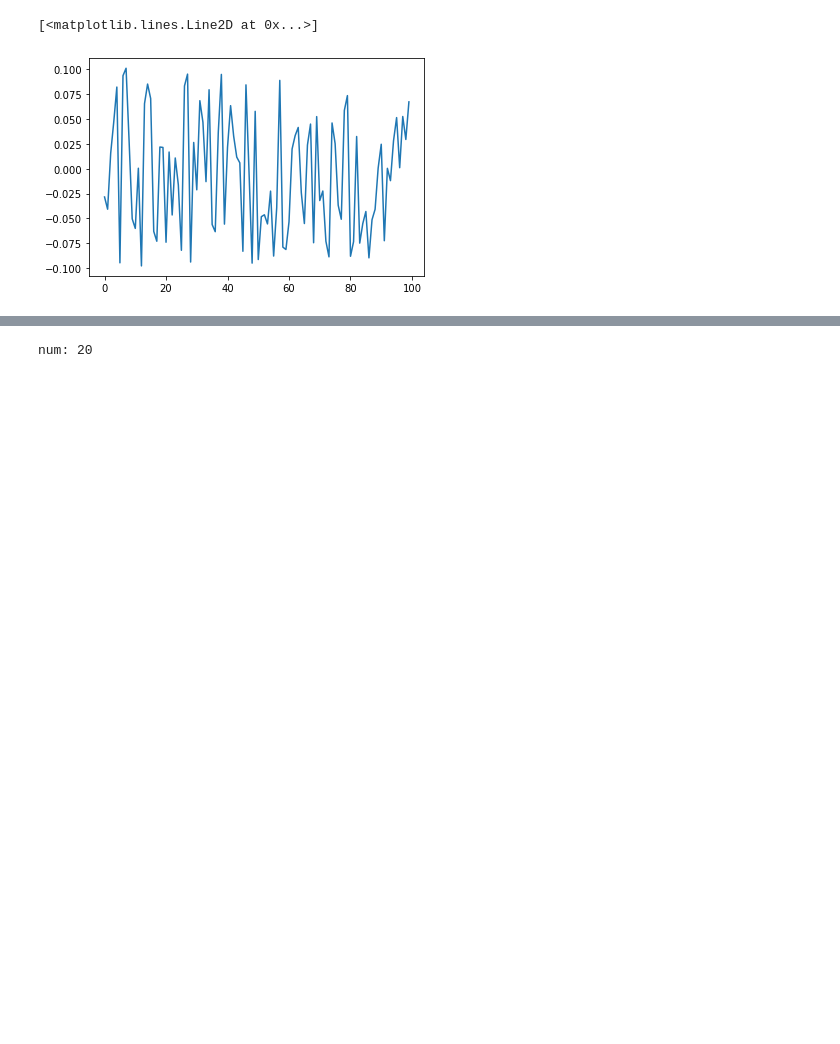
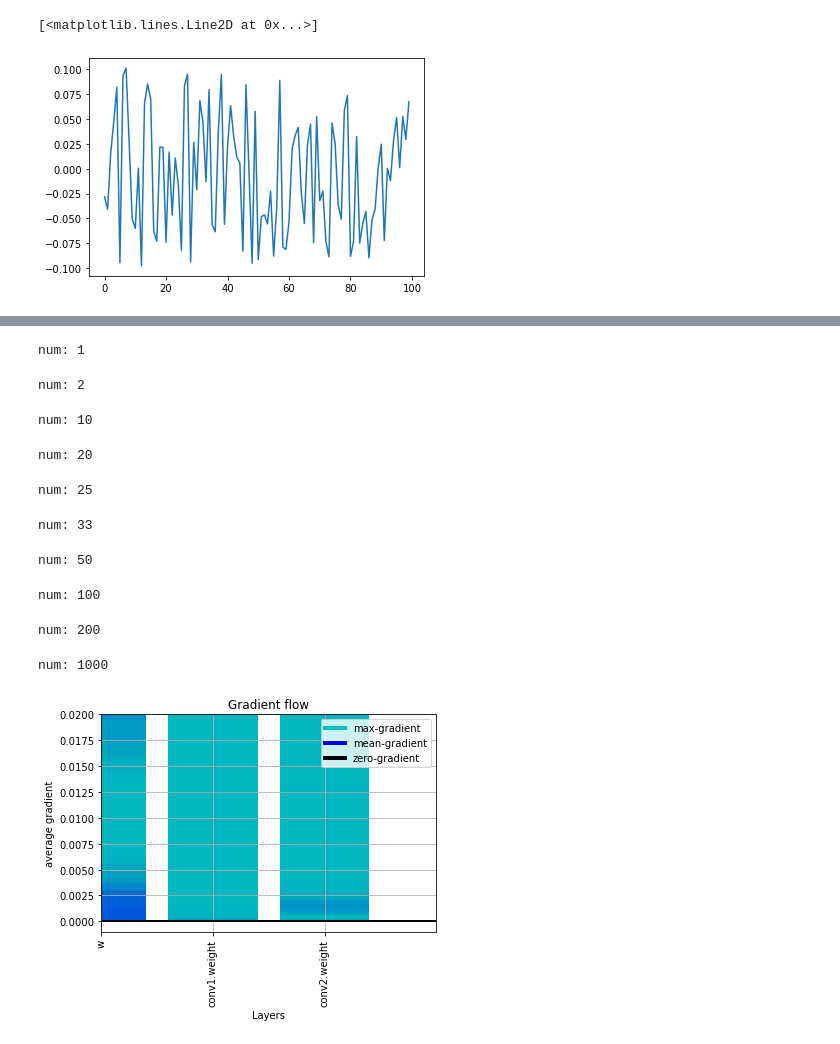
Before and after one commit to ZachFriedenberger/CLUB, a Jupyter notebook: Convol Mixtures.ipynb, the cells around one changed output, grey strips where cells are left out. Saved outputs shown, nothing was run; the diff lists cells and outputs as text; code cells hidden in the pictures; blank space fills up the shorter version.

```diff
--- a/Convol Mixtures.ipynb
+++ b/Convol Mixtures.ipynb
@@ -397,7 +397,7 @@ for i, lr in enumerate(lr_vec):
 y = y.to(dev)
 num_mini_batches = 2000 #500
 M = 400
-lr=5e-5
+lr=1e-5
 batch_size = 500 # equal to the length of the input
 num_epochs = 1000
 schedule = False
@@ -500,18 +499,14 @@ class ConvolutiveDecoder2(nn.Module):
         super().__init__()
         self.conv1 =  nn.Conv1d(2, 2, kernel_size=100, groups=2, bias=False, padding='same')
         self.conv2 =  nn.Conv1d(2, 2, kernel_size=100, groups=2, bias=False, padding='same')
-        #t = torch.arange(0, 100)
-        #k1 = torch.flip(torch.exp(-t), dims=[-1])
-        #k2 = torch.flip(torch.exp(-t), dims=[-1])
 
+        self.w = nn.Parameter(torch.tensor([[1.0, 0.0],[0.0, 1.0]]), requires_grad=True)
 
         for param in self.conv1.parameters():
-            param.data = torch.ones_like(param.data) * 0.01
+            param.data = torch.ones_like(param.data) * 0.1
 
         for param in self.conv2.parameters():
-            param.data = torch.ones_like(param.data) * 0.01
-
-        #self.lin = nn.Linear(2, 2, bias=False)
+            param.data = torch.ones_like(param.data) * 0.1
 
     def forward(self, x_samples, y_samples):
         samples = torch.stack((x_samples, y_samples), dim=1)
@@ -523,4 +518,6 @@ class ConvolutiveDecoder2(nn.Module):
         samples_out_2 = self.conv2(samples)
         samples_out_2 = samples_out_2.squeeze(0).T
 
-        return samples_out_1[:, 0] + samples_out_1[:, 1], samples_out_2[:, 0] + samples_out_2[:, 1]
+
+
+        return self.w[0,0]*samples_out_1[:, 0] + self.w[0,1]*samples_out_1[:, 1], self.w[1,0]*samples_out_2[:, 0] + self.w[1,1]*samples_out_2[:, 1]
@@ -637,12 +523,0 @@ def train_model_multi2(data, lr, batch_size, num_epochs, num_mini_batches, M, sc
-# %%
-y = y.to(dev)
-num_mini_batches = 800 #500
-M = 400
-lr=1e-5
-batch_size = 500 # equal to the length of the input
-num_epochs = 200
-schedule = False
-
-mi_est_values, clarity_est, x_samples, y_samples, decoder = train_model_multi2(data=y, lr=lr, batch_size=batch_size, num_epochs=num_epochs, num_mini_batches=num_mini_batches,M=M, schedule=schedule)
-# %% [output]
-num: 20
@@ -678,0 +638,22 @@ plt.savefig('recovered_components_convolution_newdecoder.jpeg')
+# %%
+y = y.to(dev)
+num_mini_batches = 500 #1200 #500
+M = 100 #400
+lr=1e-4
+batch_size = 500 #500 # equal to the length of the input
+num_epochs = 200
+schedule = False
+
+mi_est_values, clarity_est, x_samples, y_samples, decoder = train_model_multi2(data=y, lr=lr, batch_size=batch_size, num_epochs=num_epochs, num_mini_batches=num_mini_batches,M=M, schedule=schedule)
+# %% [output]
+num: 1
+num: 2
+num: 10
+num: 20
+num: 25
+num: 33
+num: 50
+num: 100
+num: 200
+num: 1000
+[figure, added]
```
Also changed, not shown: parts of 14 cells of this notebook, 8 other files.
